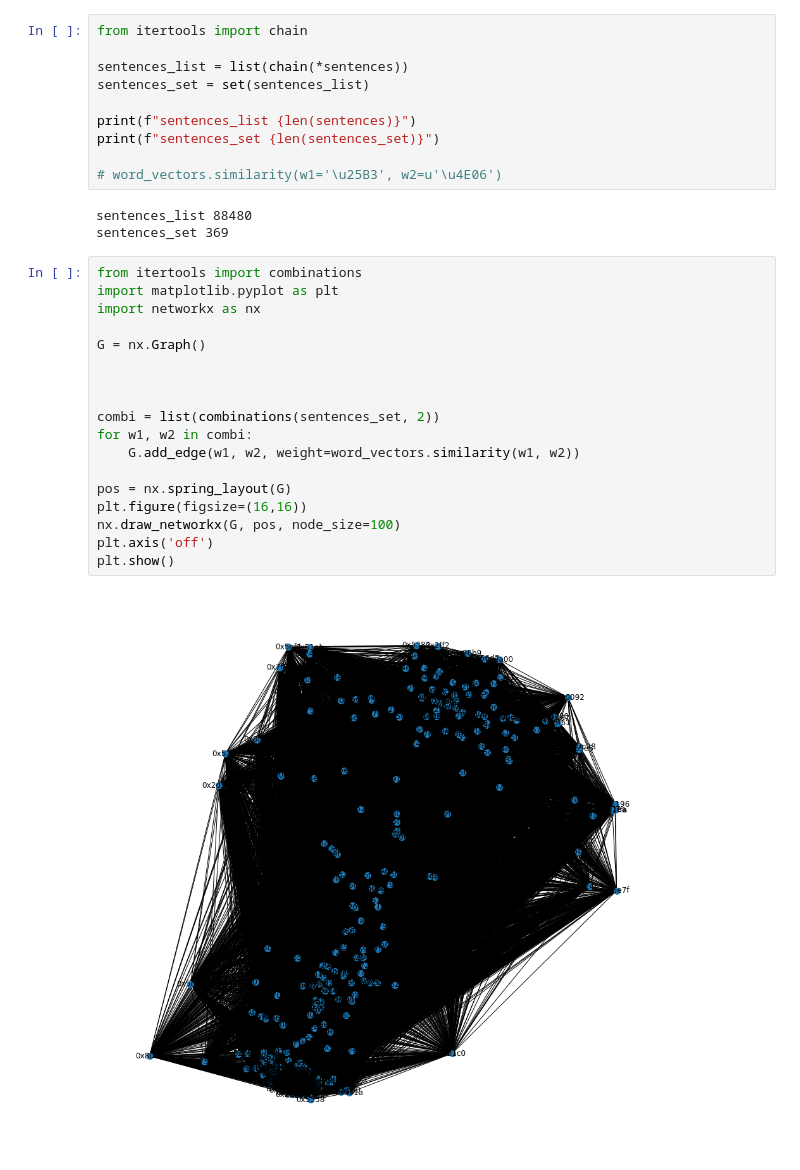
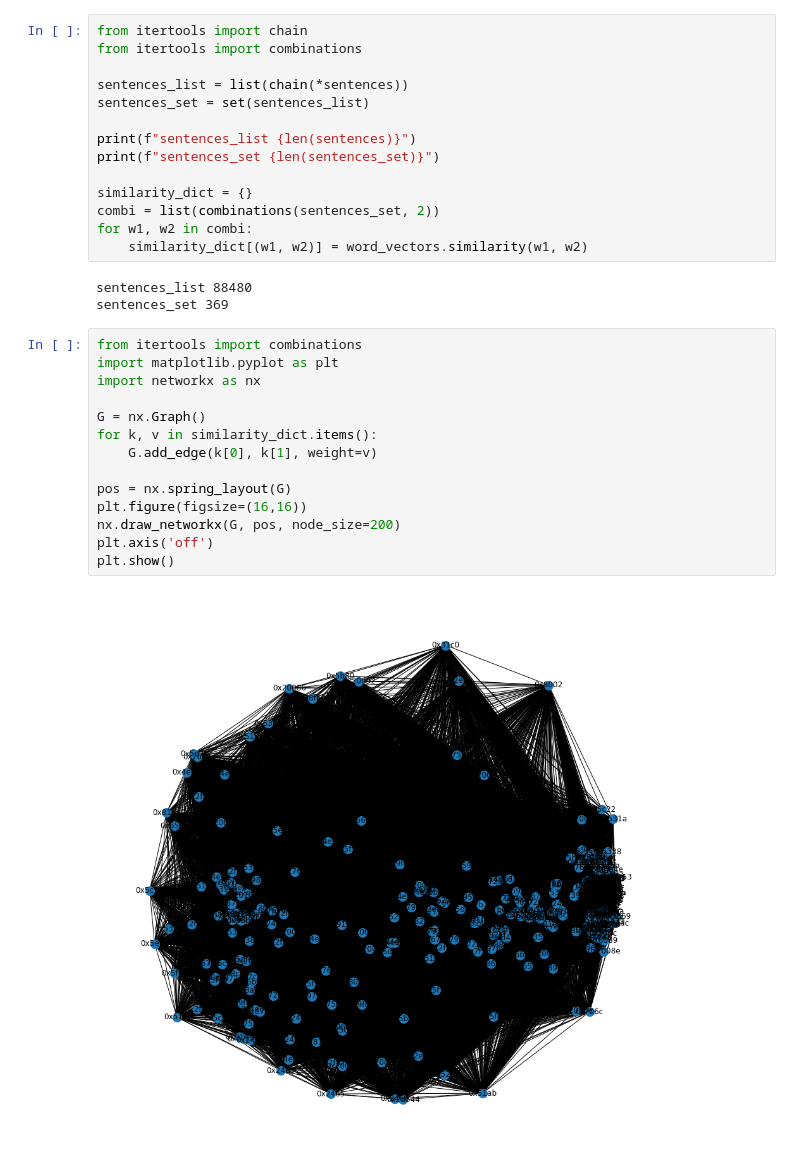
Before and after one commit to ohshane/radical-clustering, a Jupyter notebook: main.ipynb, the cells around one changed output. Drawn from its saved outputs; the diff is of its cells as text.

```diff
--- a/main.ipynb
+++ b/main.ipynb
@@ -63,6 +64,7 @@ plt.show()
 [figure]
 # %%
 from itertools import chain
+from itertools import combinations
 
 sentences_list = list(chain(*sentences))
 sentences_set = set(sentences_list)
@@ -70,27 +72,26 @@ sentences_set = set(sentences_list)
 print(f"sentences_list {len(sentences)}")
 print(f"sentences_set {len(sentences_set)}")
 
-# word_vectors.similarity(w1='\u25B3', w2=u'\u4E06')
+similarity_dict = {}
+combi = list(combinations(sentences_set, 2))
+for w1, w2 in combi:
+    similarity_dict[(w1, w2)] = word_vectors.similarity(w1, w2)
 # %% [output]
 sentences_list 88480
 sentences_set 369
 # %%
 from itertools import combinations
 import matplotlib.pyplot as plt
 import networkx as nx
 
 G = nx.Graph()
-
-
-
-combi = list(combinations(sentences_set, 2))
-for w1, w2 in combi:
-    G.add_edge(w1, w2, weight=word_vectors.similarity(w1, w2))
+for k, v in similarity_dict.items():
+    G.add_edge(k[0], k[1], weight=v)
 
 pos = nx.spring_layout(G)
 plt.figure(figsize=(16,16))
-nx.draw_networkx(G, pos, node_size=100)
+nx.draw_networkx(G, pos, node_size=200)
 plt.axis('off')
 plt.show()
 # %% [output]
-[figure, old version]
+[figure, new version]
```
Also changed, not shown: parts of 1 cell of this notebook.
